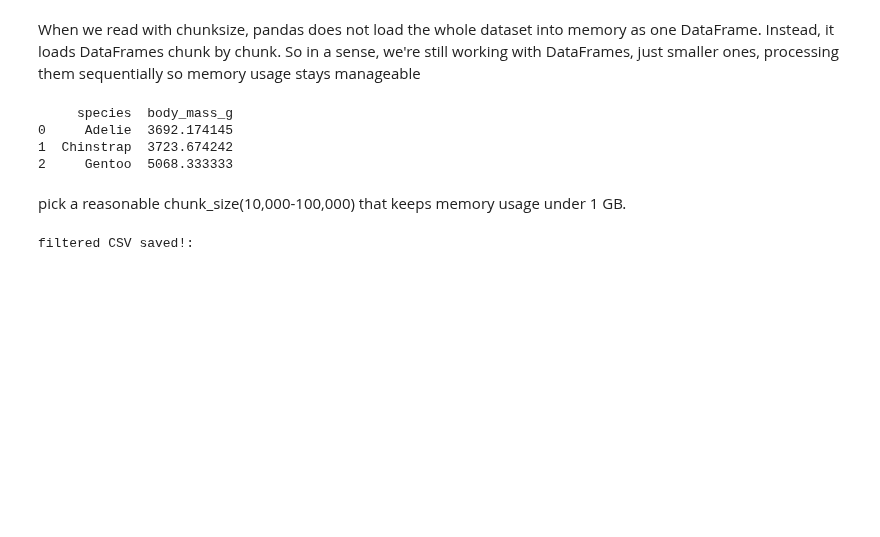
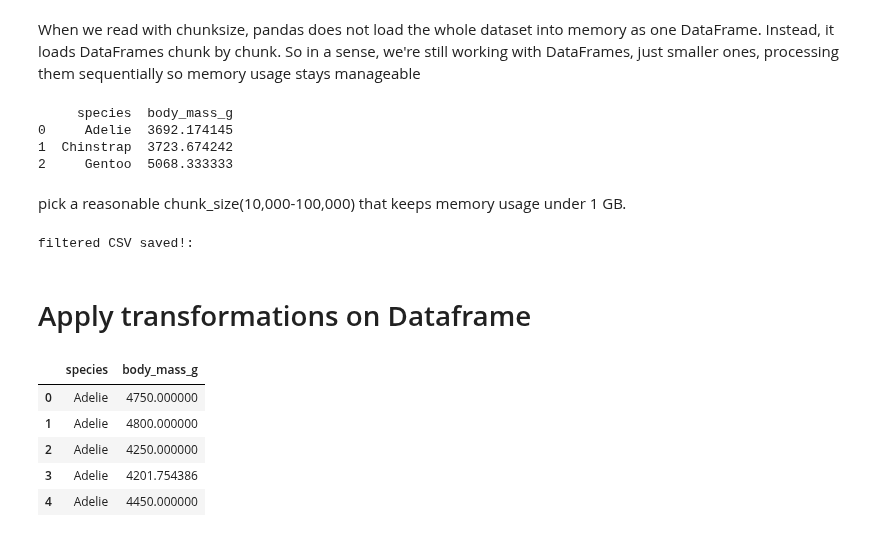
Before and after one commit to Praruj/Pandas_Practise_Portfolio, a Jupyter notebook: Notebooks/Pandas_01_Data_import.ipynb, the cells around one changed output. Saved outputs shown, nothing was run; the diff lists cells and outputs as text; code cells hidden in the pictures; blank space fills up the shorter version.

```diff
--- a/Notebooks/Pandas_01_Data_import.ipynb
+++ b/Notebooks/Pandas_01_Data_import.ipynb
@@ -201,3 +152,18 @@ for chunk in penguins_chunk_reader:
 print("filtered CSV saved!:")
 # %% [output]
 filtered CSV saved!:
+# %% [markdown]
+# Apply transformations on Dataframe
+# %%
+import pandas as pd
+penguins_data=pd.read_csv(data_path, sep=",")
+penguins_data
+penguins_data["body_mass_g"]=penguins_data["body_mass_g"].transform(lambda x:x+1000).fillna(penguins_data["body_mass_g"].mean())
+penguins_data[["species","body_mass_g"]].head()
+# %% [output]
+|  | species | body_mass_g |
+| 0 | Adelie | 4750.000000 |
+| 1 | Adelie | 4800.000000 |
+| 2 | Adelie | 4250.000000 |
+| 3 | Adelie | 4201.754386 |
+| 4 | Adelie | 4450.000000 |
```
Also changed, not shown: parts of 6 cells of this notebook, 2 other files.
